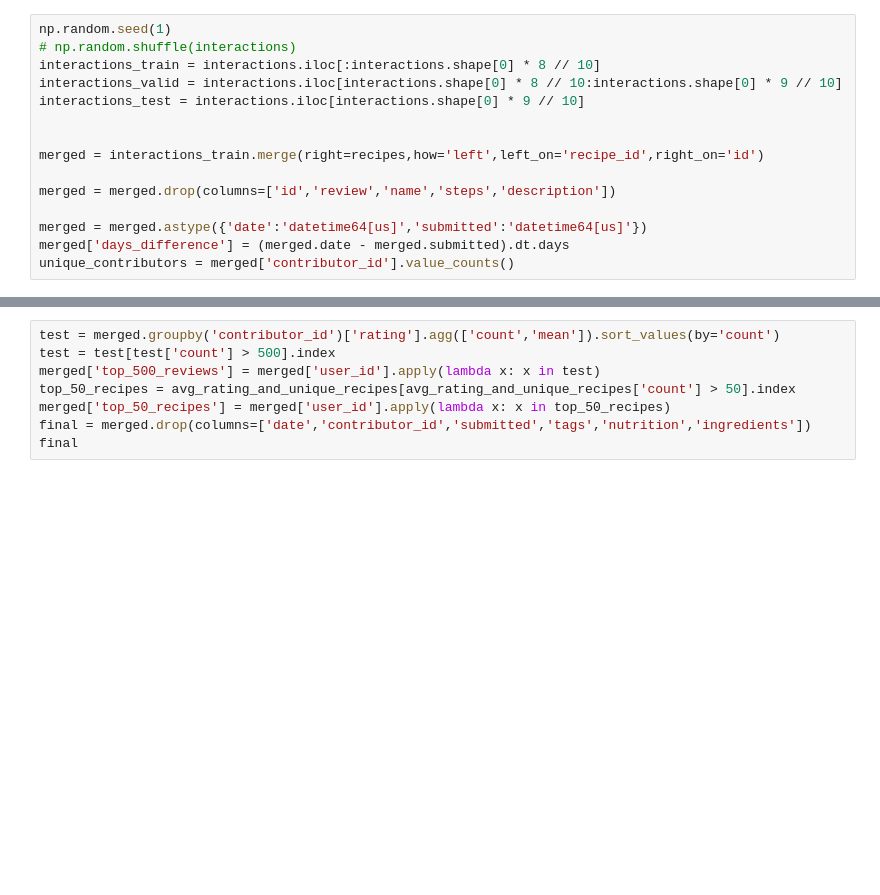
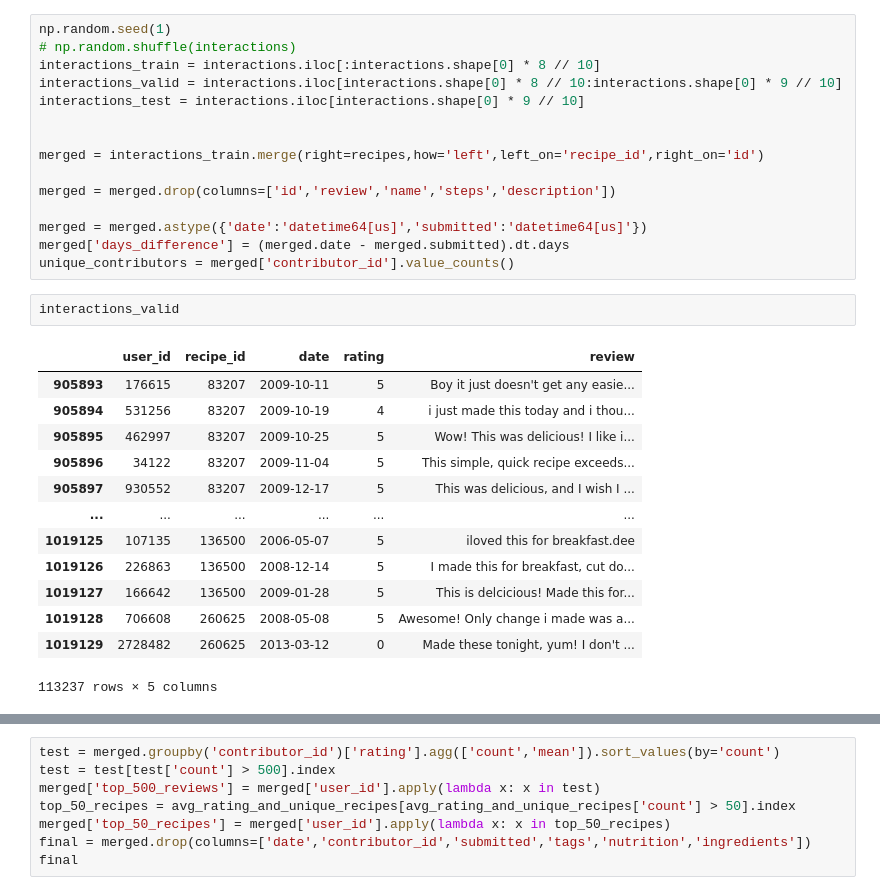
Before and after one commit to wrachel/cse158-assignment2, a Jupyter notebook: eda.ipynb, the cells around one changed output, grey strips where cells are left out. Drawn from its saved outputs; the diff is of its cells as text; blank space fills up the shorter version.

```diff
--- a/eda.ipynb
+++ b/eda.ipynb
@@ -157,6 +157,22 @@ merged = merged.drop(columns=['id','review','name','steps','description'])
 merged = merged.astype({'date':'datetime64[us]','submitted':'datetime64[us]'})
 merged['days_difference'] = (merged.date - merged.submitted).dt.days
 unique_contributors = merged['contributor_id'].value_counts()
+# %%
+interactions_valid
+# %% [output]
+|  | user_id | recipe_id | date | rating | review |
+| 905893 | 176615 | 83207 | 2009-10-11 | 5 | Boy it just doesn't get any easie... |
+| 905894 | 531256 | 83207 | 2009-10-19 | 4 | i just made this today and i thou... |
+| 905895 | 462997 | 83207 | 2009-10-25 | 5 | Wow! This was delicious! I like i... |
+| 905896 | 34122 | 83207 | 2009-11-04 | 5 | This simple, quick recipe exceeds... |
+| 905897 | 930552 | 83207 | 2009-12-17 | 5 | This was delicious, and I wish I ... |
+| ... | ... | ... | ... | ... | ... |
+| 1019125 | 107135 | 136500 | 2006-05-07 | 5 | iloved this for breakfast.dee |
+| 1019126 | 226863 | 136500 | 2008-12-14 | 5 | I made this for breakfast, cut do... |
+| 1019127 | 166642 | 136500 | 2009-01-28 | 5 | This is delcicious! Made this for... |
+| 1019128 | 706608 | 260625 | 2008-05-08 | 5 | Awesome! Only change i made was a... |
+| 1019129 | 2728482 | 260625 | 2013-03-12 | 0 | Made these tonight, yum! I don't ... |
+113237 rows × 5 columns
 # %%
 # Scatter plot of the average rating by the number of reviews for a contributor
 
```
Also changed, not shown: parts of 6 cells of this notebook, 3 other files.
